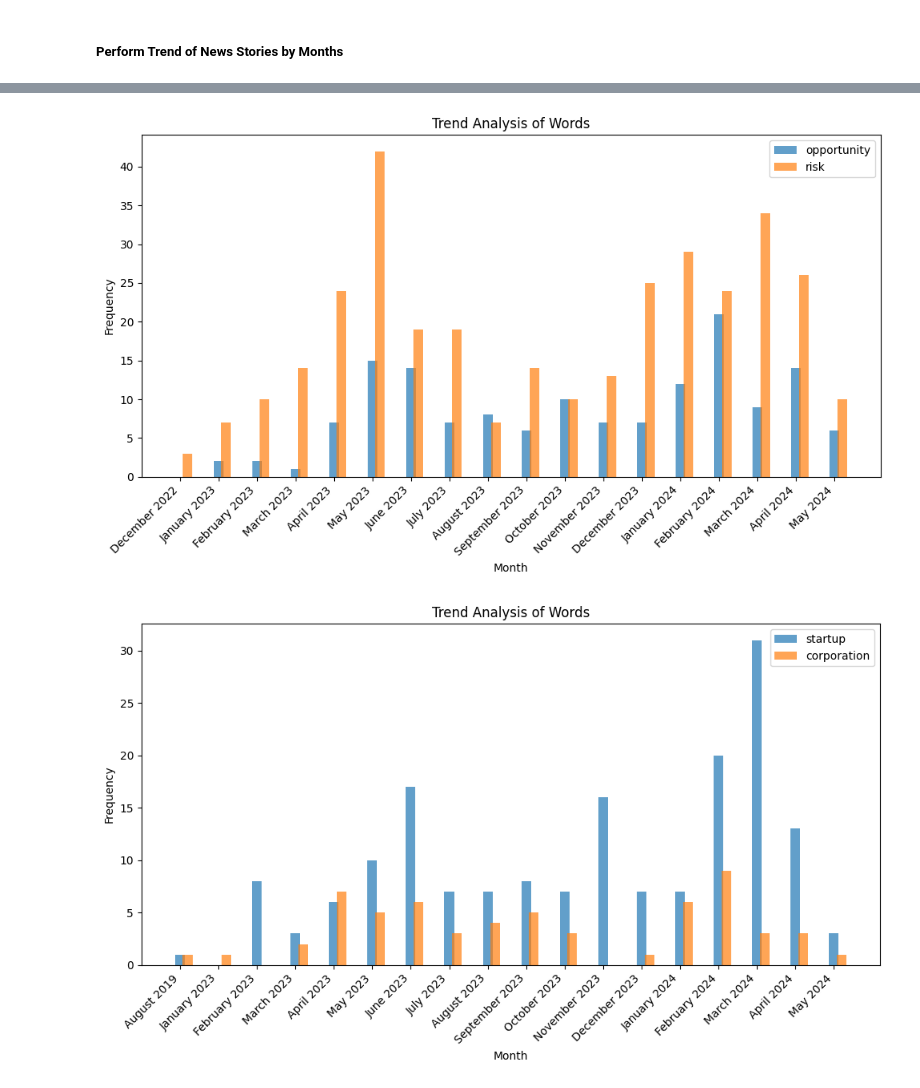
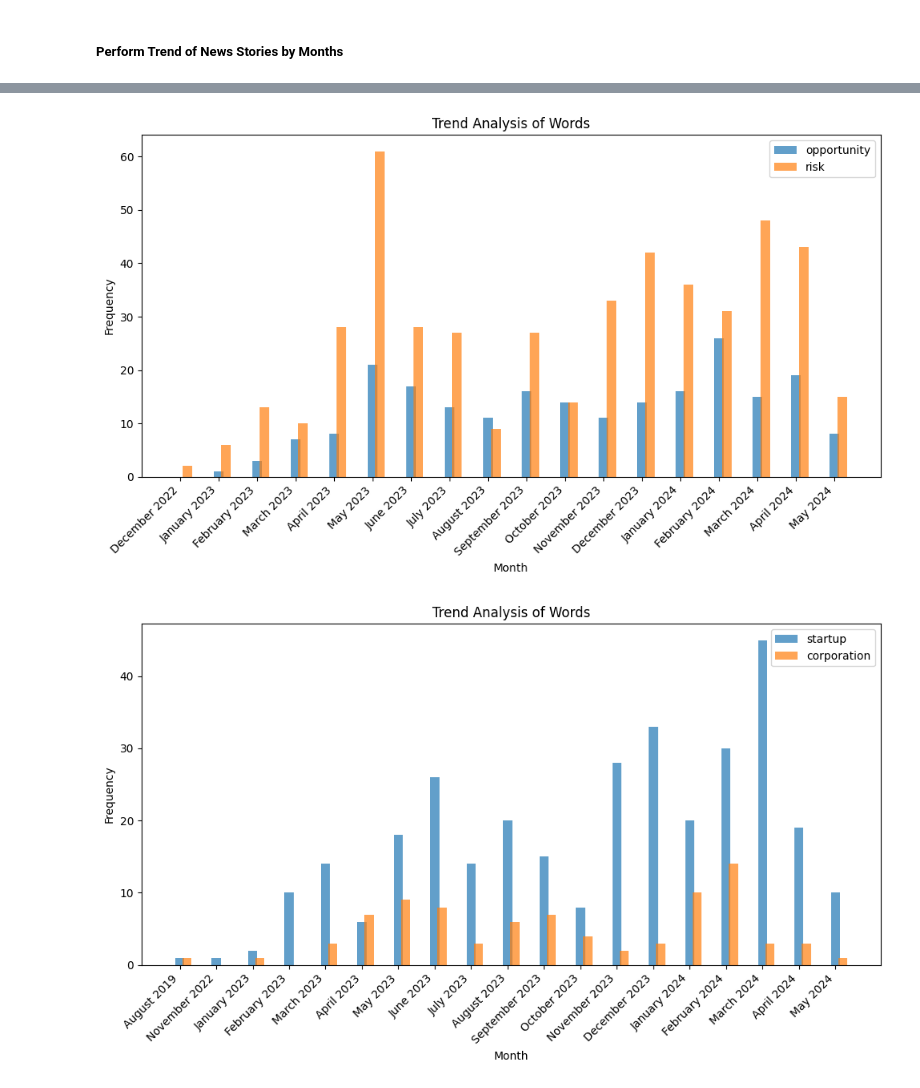
Before and after one commit to QuangAPL/PhD_Dissertation, a Jupyter notebook: S1_Corpus_Statistics.ipynb, the cells around one changed output, grey strips where cells are left out. Saved outputs shown, nothing was run; the diff lists cells and outputs as text; code cells hidden in the pictures.

```diff
--- a/S1_Corpus_Statistics.ipynb
+++ b/S1_Corpus_Statistics.ipynb
@@ -103,7 +103,7 @@ def perform_trend_analysis_by_words(words, file_path):
     plt.show()
 
 # Example usage
-file_path = 'clean_corpus.json'
+file_path = 'corpus_clean.json'
 words_pair01 = ['opportunity', 'risk']
 words_pair02 = ['startup', 'corporation']
 perform_trend_analysis_by_words(words_pair01, file_path)
@@ -162,34 +162,34 @@ def perform_trend_analysis_by_word(words, file_path):
                             word_counts[word][month] += 1
             except ValueError:
                 pass  # Skip processing for invalid date formats
 
     # Sort months in chronological order
     sorted_months = sorted(set(month for counts in word_counts.values() for month in counts.keys()), key=lambda x: datetime.strptime(x, '%B %Y'))
 
     # Plot the trend for each word as a histogram
     plt.figure(figsize=(10, 6))
     for i, word in enumerate(words):
         counts = [word_counts[word][month] for month in sorted_months]
         plt.bar([j + i * 0.2 for j in range(len(sorted_months))], counts, width=0.25, label=word, alpha=0.7)
 
     plt.xlabel('Month')
     plt.ylabel('Frequency')
     plt.title('Trend Analysis of Words')
     plt.xticks(range(len(sorted_months)), sorted_months, rotation=45, ha='right')
     plt.legend()
     plt.tight_layout()
     plt.show()
 
 # Example usage
-file_path = 'clean_corpus.json'
+file_path = 'corpus_clean.json'
 words_pair01 = ['opportunity', 'risk']
 words_pair02 = ['startup', 'corporation']
 words_pair03 = ['jobs', 'job losses']
-words_pair04 = ['microsoft', 'google', 'apple']
+words_pair04 = ['microsoft', 'google', 'apple', 'open ai']
 perform_trend_analysis_by_word(words_pair01, file_path)
 perform_trend_analysis_by_word(words_pair02, file_path)
 perform_trend_analysis_by_word(words_pair03, file_path)
 perform_trend_analysis_by_word(words_pair04, file_path)
 # %% [output]
-[figure, old version]
+[figure, new version]
-[figure, old version]
+[figure, new version]
```
Also changed, not shown: parts of 3 cells of this notebook, 22 other files.
